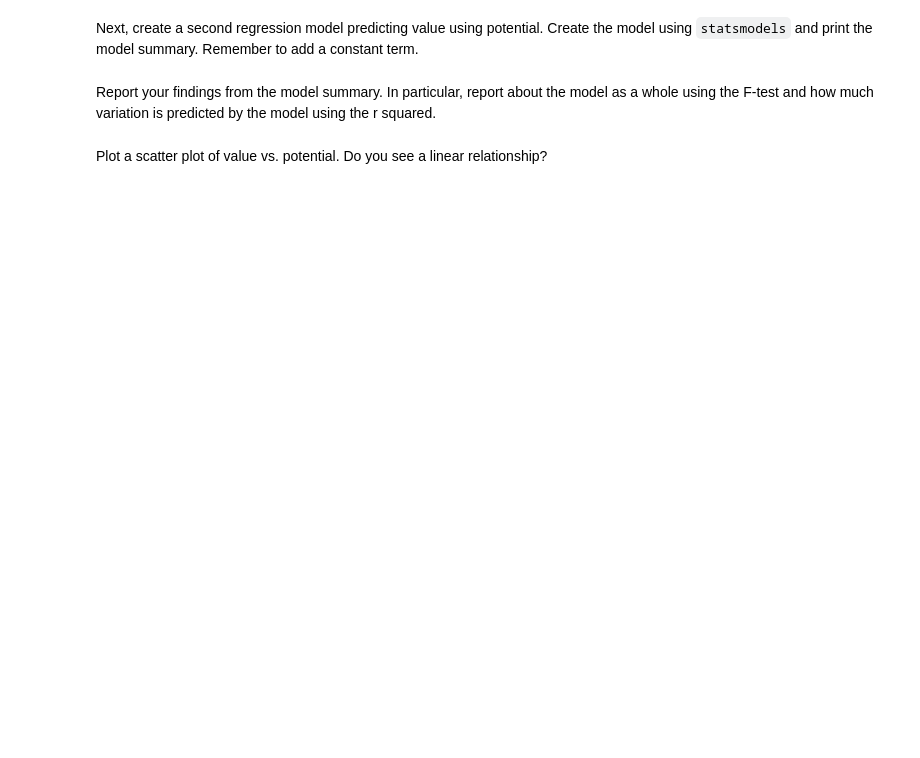
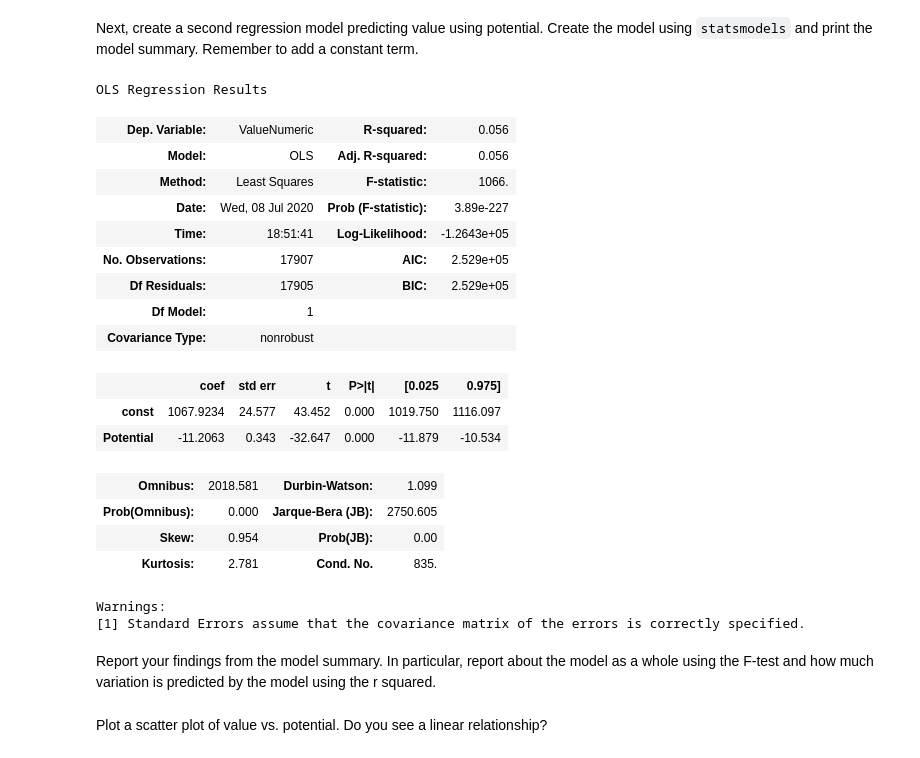
Before and after one commit to ironhack-datalabs/datamad0620, a Jupyter notebook: module-2/lab-correlation-tests-with-scipy/your-code/main.ipynb, the cells around one changed output. Drawn from its saved outputs; the diff is of its cells as text; code cells hidden in the pictures; blank space fills up the shorter version.

```diff
--- a/module-2/lab-correlation-tests-with-scipy/your-code/main.ipynb
+++ b/module-2/lab-correlation-tests-with-scipy/your-code/main.ipynb
@@ -103,2 +161,31 @@ Next, create a second regression model predicting value using potential. Create
+# %%
+X = fifa['Potential']
+Y = fifa['ValueNumeric']
+X = sm.add_constant(X)
+# %%
+model = sm.OLS(Y, X).fit()
+predictions = model.predict(X)
+# %%
+model.summary()
+# %% [output]
+OLS Regression Results
+| Dep. Variable: | ValueNumeric | R-squared: | 0.056 |
+| Model: | OLS | Adj. R-squared: | 0.056 |
+| Method: | Least Squares | F-statistic: | 1066. |
+| Date: | Wed, 08 Jul 2020 | Prob (F-statistic): | 3.89e-227 |
+| Time: | 18:51:41 | Log-Likelihood: | -1.2643e+05 |
+| No. Observations: | 17907 | AIC: | 2.529e+05 |
+| Df Residuals: | 17905 | BIC: | 2.529e+05 |
+| Df Model: | 1 |  |  |
+| Covariance Type: | nonrobust |  |  |
+|  | coef | std err | t | P>|t| | [0.025 | 0.975] |
+| const | 1067.9234 | 24.577 | 43.452 | 0.000 | 1019.750 | 1116.097 |
+| Potential | -11.2063 | 0.343 | -32.647 | 0.000 | -11.879 | -10.534 |
+| Omnibus: | 2018.581 | Durbin-Watson: | 1.099 |
+| Prob(Omnibus): | 0.000 | Jarque-Bera (JB): | 2750.605 |
+| Skew: | 0.954 | Prob(JB): | 0.00 |
+| Kurtosis: | 2.781 | Cond. No. | 835. |
+Warnings:
+[1] Standard Errors assume that the covariance matrix of the errors is correctly specified.
 # %% [markdown]
 Report your findings from the model summary. In particular, report about the model as a whole using the F-test and how much variation is predicted by the model using the r squared.
```
Also changed, not shown: parts of 17 cells of this notebook.
